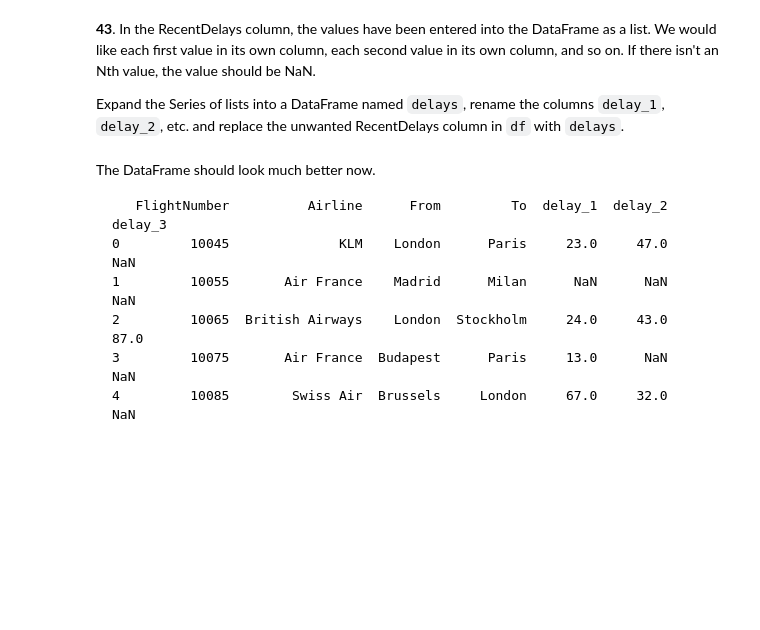
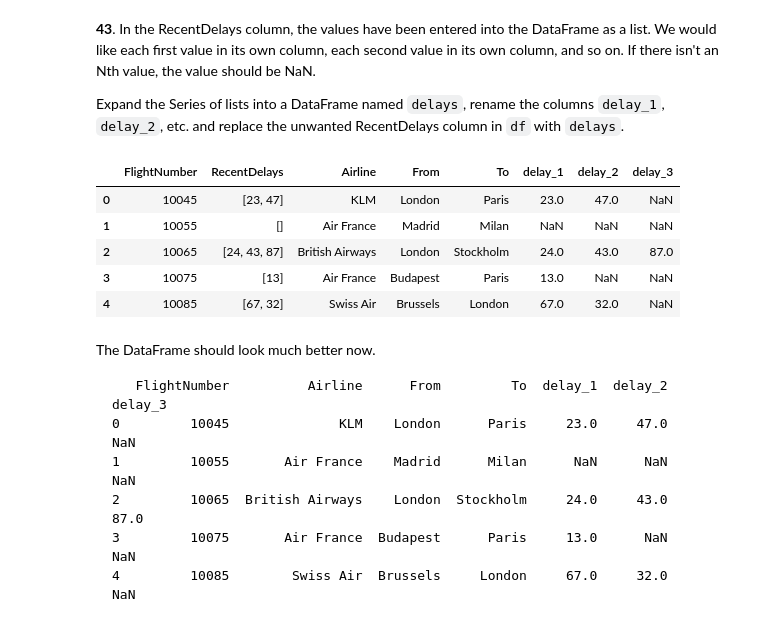
Before and after one commit to TotalChest/mlcourse.ai, a Jupyter notebook: assignments/100-Pandas.ipynb, the cells around one changed output. Drawn from its saved outputs; the diff is of its cells as text; code cells hidden in the pictures; blank space fills up the shorter version.

````diff
--- a/assignments/100-Pandas.ipynb
+++ b/assignments/100-Pandas.ipynb
@@ -695,2 +786,6 @@ Formatted, it looks like this:
 # %% [markdown]
 **39.** The **From\_To** column would be better as two separate columns! Split each string on the underscore delimiter `_` to give a new temporary DataFrame called 'temp' with the correct values. Assign the correct column names 'From' and 'To' to this temporary DataFrame.
+# %%
+temp = df.loc[:,'FlightNumber':]
+temp[['From','To']] = df['From_To'].apply(lambda s: pd.Series([s.split('_')[0], s.split('_')[1]]))
+temp
@@ -697,2 +799,5 @@ Formatted, it looks like this:
 # %% [markdown]
 **40.** Notice how the capitalisation of the city names is all mixed up in this temporary DataFrame 'temp'. Standardise the strings so that only the first letter is uppercase (e.g. "londON" should become "London".)
+# %%
+temp['From'] = temp['From'].apply(lambda s: s[0].upper() + s.lower()[1:])
+temp['To'] = temp['To'].apply(lambda s: s[0].upper() + s.lower()[1:])
@@ -699,2 +811,6 @@ Formatted, it looks like this:
 # %% [markdown]
 **41.** Delete the **From_To** column from `df` and attach the temporary DataFrame 'temp' from the previous questions.
+# %%
+df = df.drop('From_To', axis=1)
+df[['From', 'To']] = temp[['From', 'To']]
+df
@@ -701,2 +824,5 @@ Formatted, it looks like this:
 # %% [markdown]
 **42**. In the **Airline** column, you can see some extra puctuation and symbols have appeared around the airline names. Pull out just the airline name. E.g. `'(British Airways. )'` should become `'British Airways'`.
+# %%
+df['Airline'] = df['Airline'].str.extract(r'([A-za-z\s]+)', expand=False).str.strip()
+df
@@ -704,6 +837,18 @@ Formatted, it looks like this:
 **43**. In the RecentDelays column, the values have been entered into the DataFrame as a list. We would like each first value in its own column, each second value in its own column, and so on. If there isn't an Nth value, the value should be NaN.
 
 Expand the Series of lists into a DataFrame named `delays`, rename the columns `delay_1`, `delay_2`, etc. and replace the unwanted RecentDelays column in `df` with `delays`.
+# %%
+delays = df['RecentDelays'].apply(pd.Series)
+df.drop('RecentDelays', axis=1)
+delays.columns = [f'delay_{n}' for n in range(1, len(delays.columns)+1)]
+df.join(delays)
+# %% [output]
+|  | FlightNumber | RecentDelays | Airline | From | To | delay_1 | delay_2 | delay_3 |
+| 0 | 10045 | [23, 47] | KLM | London | Paris | 23.0 | 47.0 | NaN |
+| 1 | 10055 | [] | Air France | Madrid | Milan | NaN | NaN | NaN |
+| 2 | 10065 | [24, 43, 87] | British Airways | London | Stockholm | 24.0 | 43.0 | 87.0 |
+| 3 | 10075 | [13] | Air France | Budapest | Paris | 13.0 | NaN | NaN |
+| 4 | 10085 | [67, 32] | Swiss Air | Brussels | London | 67.0 | 32.0 | NaN |
 # %% [markdown]
 The DataFrame should look much better now.
 ```
````
Also changed, not shown: parts of 11 cells of this notebook.
